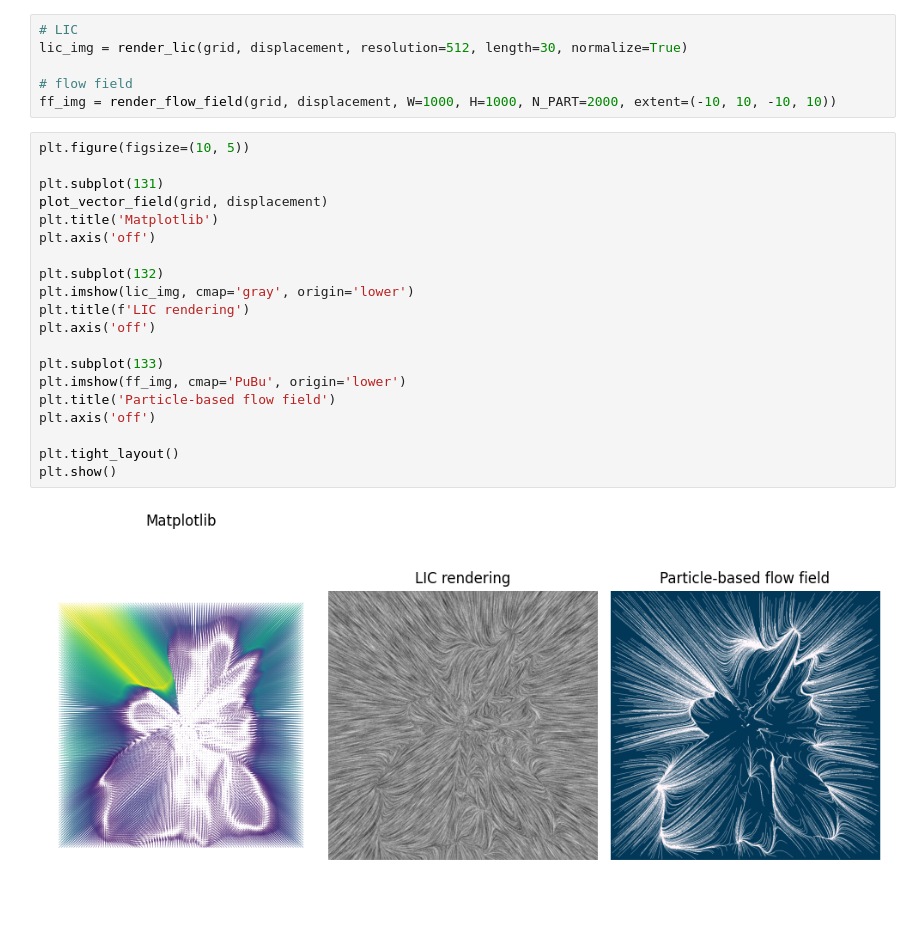
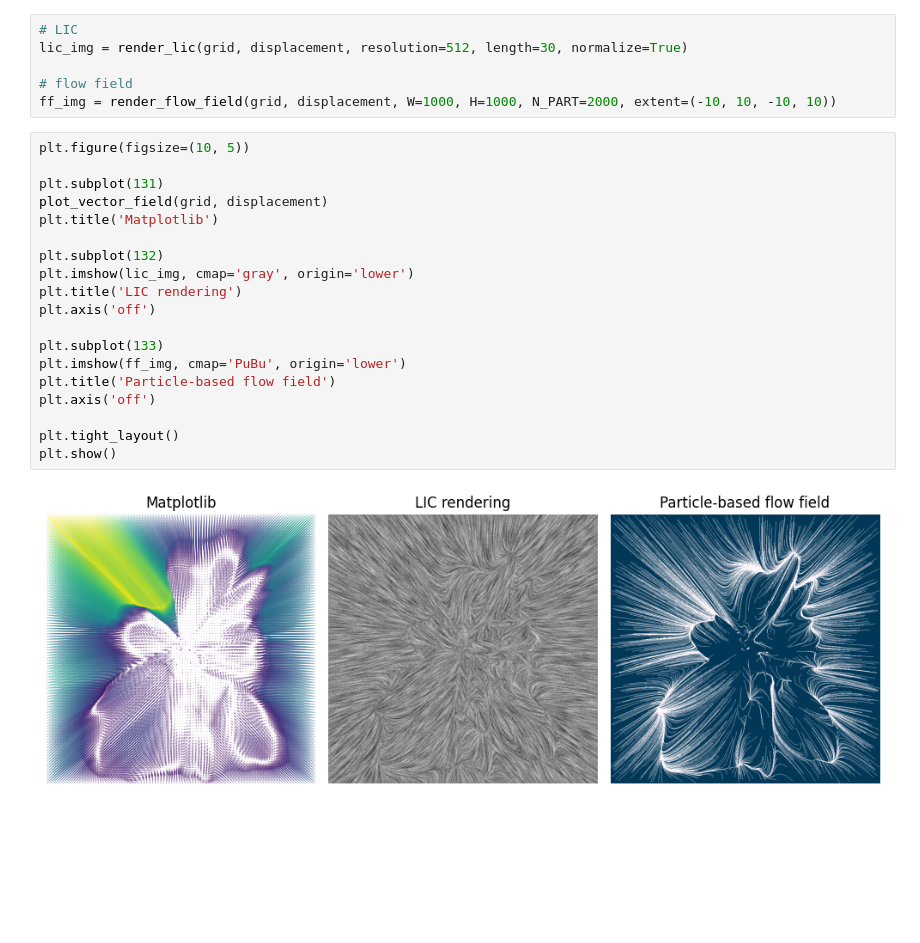
Before and after one commit to CerovazS/vfield, a Jupyter notebook: plot.ipynb, the cells around one changed output. Saved outputs shown, nothing was run; the diff lists cells and outputs as text; blank space fills up the shorter version.

```diff
--- a/plot.ipynb
+++ b/plot.ipynb
@@ -18,22 +18,21 @@ ff_img = render_flow_field(grid, displacement, W=1000, H=1000, N_PART=2000, exte
 # %%
 plt.figure(figsize=(10, 5))
 
 plt.subplot(131)
 plot_vector_field(grid, displacement)
 plt.title('Matplotlib')
-plt.axis('off')
 
 plt.subplot(132)
 plt.imshow(lic_img, cmap='gray', origin='lower')
-plt.title(f'LIC rendering')
+plt.title('LIC rendering')
 plt.axis('off')
 
 plt.subplot(133)
 plt.imshow(ff_img, cmap='PuBu', origin='lower')
 plt.title('Particle-based flow field')
 plt.axis('off')
 
 plt.tight_layout()
 plt.show()
 # %% [output]
-[figure, old version]
+[figure, new version]
```
Also changed, not shown: 1 other file.
